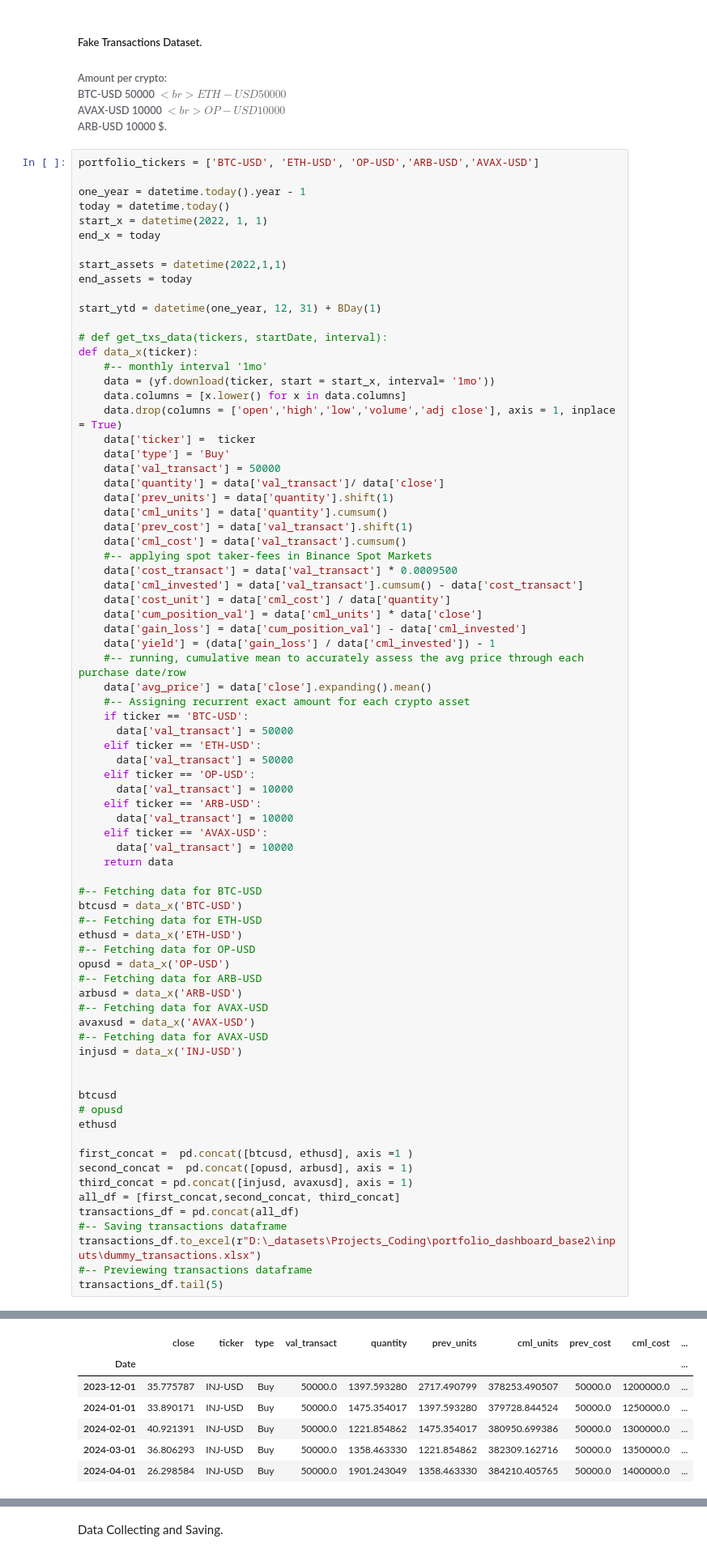
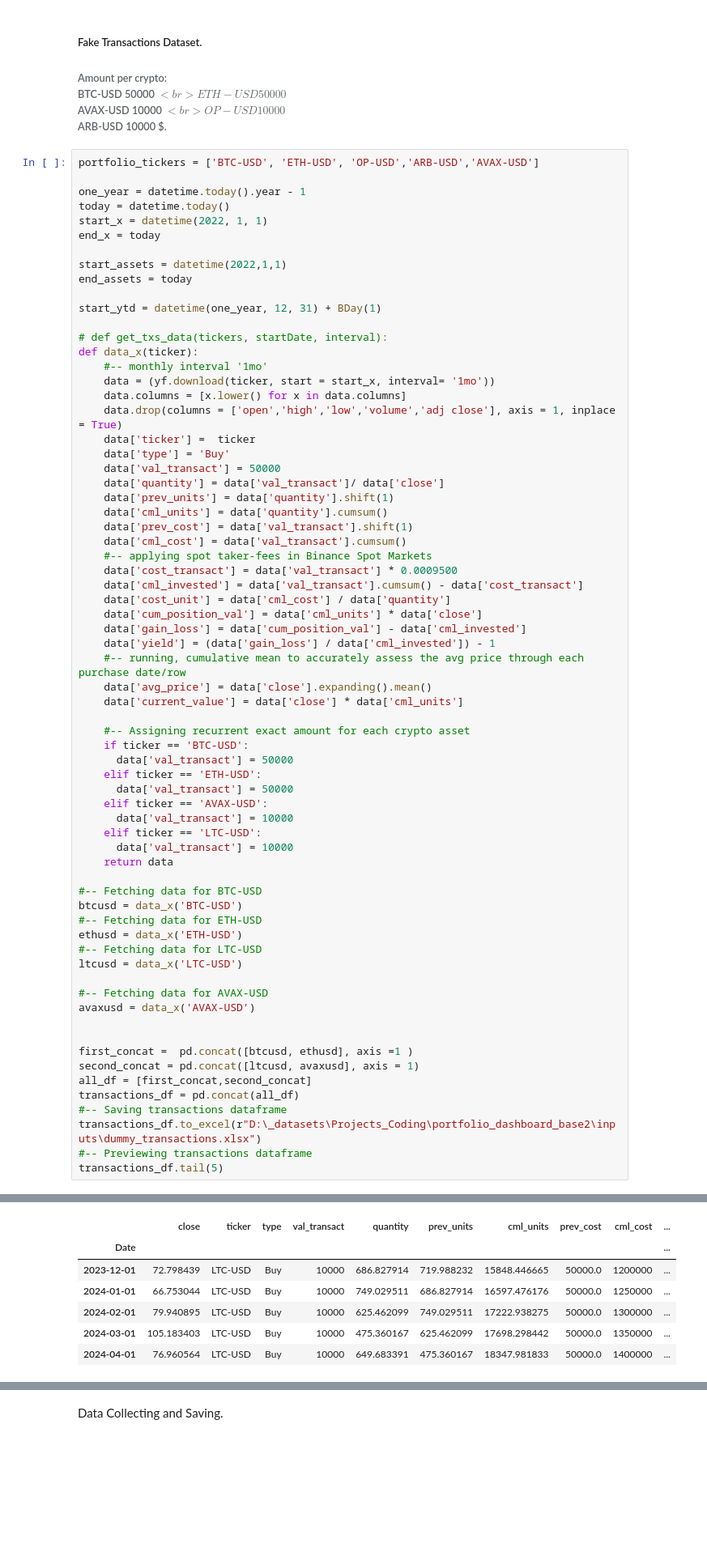
Before and after one commit to HoussamZak/portfolio_dashboard_base2, a Jupyter notebook: portfolio_dashboard.ipynb, the cells around one changed output, grey strips where cells are left out. Shown: that part at 81% size. Drawn from its saved outputs; the diff is of its cells as text; blank space fills up the shorter version.

```diff
--- a/portfolio_dashboard.ipynb
+++ b/portfolio_dashboard.ipynb
@@ -95,16 +81,16 @@ def data_x(ticker):
     data['yield'] = (data['gain_loss'] / data['cml_invested']) - 1
     #-- running, cumulative mean to accurately assess the avg price through each purchase date/row
     data['avg_price'] = data['close'].expanding().mean()
+    data['current_value'] = data['close'] * data['cml_units']
+
     #-- Assigning recurrent exact amount for each crypto asset
     if ticker == 'BTC-USD':
       data['val_transact'] = 50000
     elif ticker == 'ETH-USD':
       data['val_transact'] = 50000
-    elif ticker == 'OP-USD':
+    elif ticker == 'AVAX-USD':
       data['val_transact'] = 10000
-    elif ticker == 'ARB-USD':
-      data['val_transact'] = 10000
-    elif ticker == 'AVAX-USD':
+    elif ticker == 'LTC-USD':
       data['val_transact'] = 10000
     return data
 
@@ -112,24 +98,16 @@ def data_x(ticker):
 btcusd = data_x('BTC-USD')
 #-- Fetching data for ETH-USD
 ethusd = data_x('ETH-USD')
-#-- Fetching data for OP-USD
-opusd = data_x('OP-USD')
-#-- Fetching data for ARB-USD
-arbusd = data_x('ARB-USD')
+#-- Fetching data for LTC-USD
+ltcusd = data_x('LTC-USD')
+
 #-- Fetching data for AVAX-USD
 avaxusd = data_x('AVAX-USD')
-#-- Fetching data for AVAX-USD
-injusd = data_x('INJ-USD')
 
 
-btcusd
-# opusd
-ethusd
-
 first_concat =  pd.concat([btcusd, ethusd], axis =1 )
-second_concat =  pd.concat([opusd, arbusd], axis = 1)
-third_concat = pd.concat([injusd, avaxusd], axis = 1)
-all_df = [first_concat,second_concat, third_concat]
+second_concat = pd.concat([ltcusd, avaxusd], axis = 1)
+all_df = [first_concat,second_concat]
 transactions_df = pd.concat(all_df)
 #-- Saving transactions dataframe
 transactions_df.to_excel(r"D:\_datasets\Projects_Coding\portfolio_dashboard_base2\inputs\dummy_transactions.xlsx")
@@ -145,7 +121,7 @@ transactions_df.tail(5)
 |  | close | ticker | type | val_transact | quantity | prev_units | cml_units | prev_cost | cml_cost | ... |
 | Date |  |  |  |  |  |  |  |  |  | ... |
-| 2023-12-01 | 35.775787 | INJ-USD | Buy | 50000.0 | 1397.593280 | 2717.490799 | 378253.490507 | 50000.0 | 1200000.0 | ... |
-| 2024-01-01 | 33.890171 | INJ-USD | Buy | 50000.0 | 1475.354017 | 1397.593280 | 379728.844524 | 50000.0 | 1250000.0 | ... |
-| 2024-02-01 | 40.921391 | INJ-USD | Buy | 50000.0 | 1221.854862 | 1475.354017 | 380950.699386 | 50000.0 | 1300000.0 | ... |
-| 2024-03-01 | 36.806293 | INJ-USD | Buy | 50000.0 | 1358.463330 | 1221.854862 | 382309.162716 | 50000.0 | 1350000.0 | ... |
-| 2024-04-01 | 26.298584 | INJ-USD | Buy | 50000.0 | 1901.243049 | 1358.463330 | 384210.405765 | 50000.0 | 1400000.0 | ... |
+| 2023-12-01 | 72.798439 | LTC-USD | Buy | 10000 | 686.827914 | 719.988232 | 15848.446665 | 50000.0 | 1200000 | ... |
+| 2024-01-01 | 66.753044 | LTC-USD | Buy | 10000 | 749.029511 | 686.827914 | 16597.476176 | 50000.0 | 1250000 | ... |
+| 2024-02-01 | 79.940895 | LTC-USD | Buy | 10000 | 625.462099 | 749.029511 | 17222.938275 | 50000.0 | 1300000 | ... |
+| 2024-03-01 | 105.183403 | LTC-USD | Buy | 10000 | 475.360167 | 625.462099 | 17698.298442 | 50000.0 | 1350000 | ... |
+| 2024-04-01 | 76.960564 | LTC-USD | Buy | 10000 | 649.683391 | 475.360167 | 18347.981833 | 50000.0 | 1400000 | ... |
```
Also changed, not shown: parts of 19 cells of this notebook, 1 other file.
